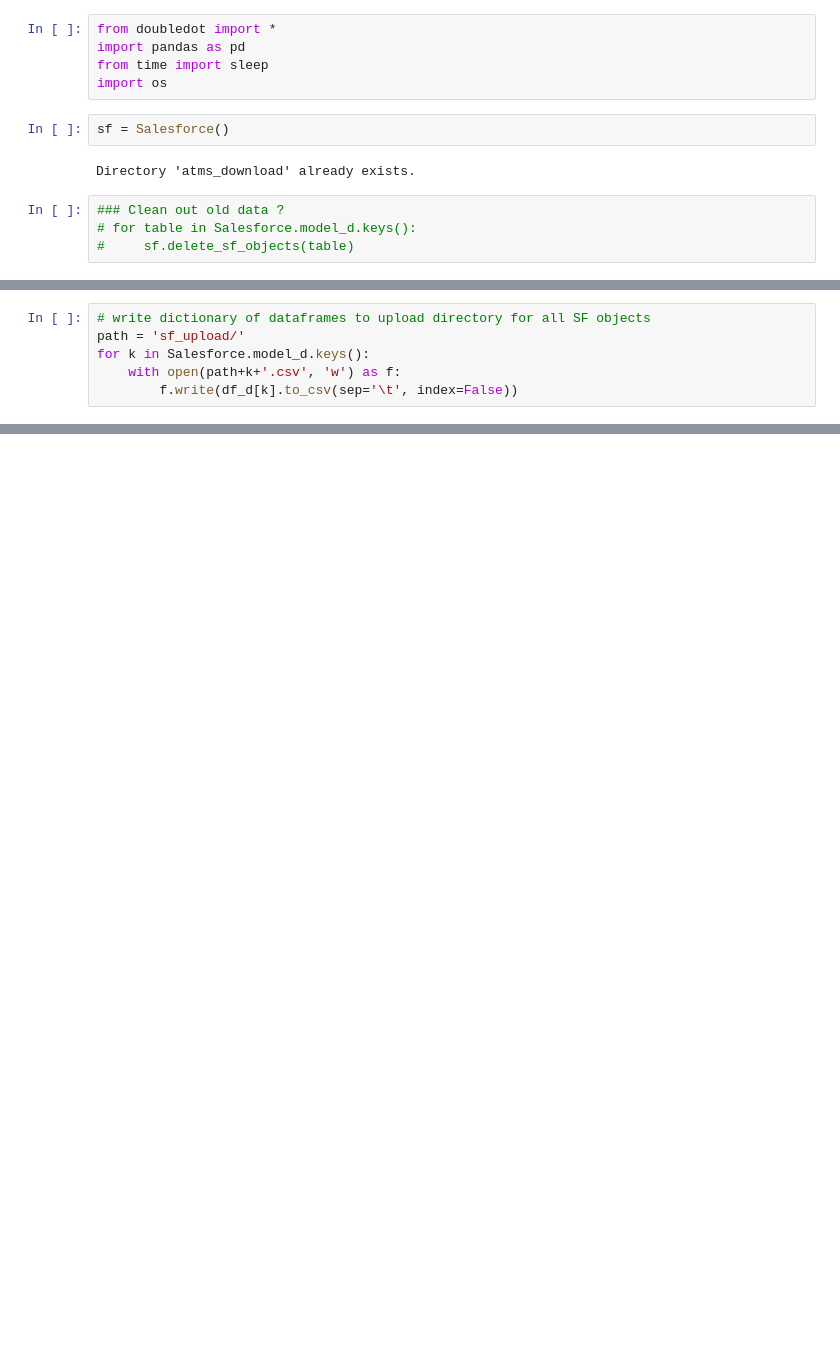
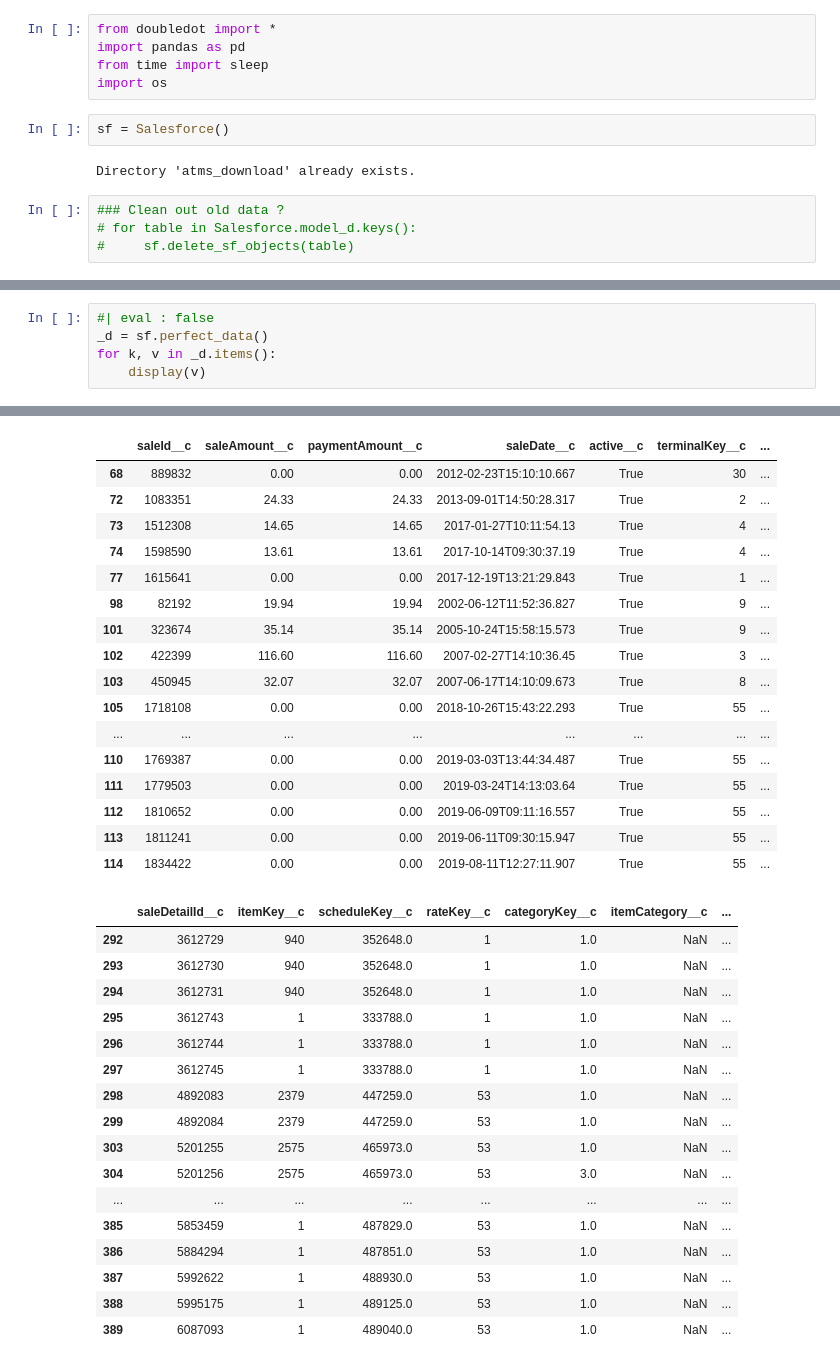
Before and after one commit to josephsmann/doubledot, a Jupyter notebook: urgent_data_2.ipynb, the cells around one changed output, grey strips where cells are left out. Cells and saved outputs as stored; diff of their text form; blank space fills up the shorter version.

```diff
--- a/urgent_data_2.ipynb
+++ b/urgent_data_2.ipynb
@@ -156,6 +22,0 @@ Ticket__c
-# %%
-# write dictionary of dataframes to upload directory for all SF objects
-path = 'sf_upload/'
-for k in Salesforce.model_d.keys():
-    with open(path+k+'.csv', 'w') as f:
-        f.write(df_d[k].to_csv(sep='\t', index=False))
@@ -249,0 +45,6 @@ df.membershipMemberId__c.value_counts()
+# %%
+#| eval : false
+_d = sf.perfect_data()
+for k, v in _d.items():
+    display(v)
+# %% [output]
@@ -249,0 +120,34 @@ df.membershipMemberId__c.value_counts()
+|  | saleId__c | saleAmount__c | paymentAmount__c | saleDate__c | active__c | terminalKey__c | ... |
+| 68 | 889832 | 0.00 | 0.00 | 2012-02-23T15:10:10.667 | True | 30 | ... |
+| 72 | 1083351 | 24.33 | 24.33 | 2013-09-01T14:50:28.317 | True | 2 | ... |
+| 73 | 1512308 | 14.65 | 14.65 | 2017-01-27T10:11:54.13 | True | 4 | ... |
+| 74 | 1598590 | 13.61 | 13.61 | 2017-10-14T09:30:37.19 | True | 4 | ... |
+| 77 | 1615641 | 0.00 | 0.00 | 2017-12-19T13:21:29.843 | True | 1 | ... |
+| 98 | 82192 | 19.94 | 19.94 | 2002-06-12T11:52:36.827 | True | 9 | ... |
+| 101 | 323674 | 35.14 | 35.14 | 2005-10-24T15:58:15.573 | True | 9 | ... |
+| 102 | 422399 | 116.60 | 116.60 | 2007-02-27T14:10:36.45 | True | 3 | ... |
+| 103 | 450945 | 32.07 | 32.07 | 2007-06-17T14:10:09.673 | True | 8 | ... |
+| 105 | 1718108 | 0.00 | 0.00 | 2018-10-26T15:43:22.293 | True | 55 | ... |
+| ... | ... | ... | ... | ... | ... | ... | ... |
+| 110 | 1769387 | 0.00 | 0.00 | 2019-03-03T13:44:34.487 | True | 55 | ... |
+| 111 | 1779503 | 0.00 | 0.00 | 2019-03-24T14:13:03.64 | True | 55 | ... |
+| 112 | 1810652 | 0.00 | 0.00 | 2019-06-09T09:11:16.557 | True | 55 | ... |
+| 113 | 1811241 | 0.00 | 0.00 | 2019-06-11T09:30:15.947 | True | 55 | ... |
+| 114 | 1834422 | 0.00 | 0.00 | 2019-08-11T12:27:11.907 | True | 55 | ... |
+|  | saleDetailId__c | itemKey__c | scheduleKey__c | rateKey__c | categoryKey__c | itemCategory__c | ... |
+| 292 | 3612729 | 940 | 352648.0 | 1 | 1.0 | NaN | ... |
+| 293 | 3612730 | 940 | 352648.0 | 1 | 1.0 | NaN | ... |
+| 294 | 3612731 | 940 | 352648.0 | 1 | 1.0 | NaN | ... |
+| 295 | 3612743 | 1 | 333788.0 | 1 | 1.0 | NaN | ... |
+| 296 | 3612744 | 1 | 333788.0 | 1 | 1.0 | NaN | ... |
+| 297 | 3612745 | 1 | 333788.0 | 1 | 1.0 | NaN | ... |
+| 298 | 4892083 | 2379 | 447259.0 | 53 | 1.0 | NaN | ... |
+| 299 | 4892084 | 2379 | 447259.0 | 53 | 1.0 | NaN | ... |
+| 303 | 5201255 | 2575 | 465973.0 | 53 | 1.0 | NaN | ... |
+| 304 | 5201256 | 2575 | 465973.0 | 53 | 3.0 | NaN | ... |
+| ... | ... | ... | ... | ... | ... | ... | ... |
+| 385 | 5853459 | 1 | 487829.0 | 53 | 1.0 | NaN | ... |
+| 386 | 5884294 | 1 | 487851.0 | 53 | 1.0 | NaN | ... |
+| 387 | 5992622 | 1 | 488930.0 | 53 | 1.0 | NaN | ... |
+| 388 | 5995175 | 1 | 489125.0 | 53 | 1.0 | NaN | ... |
+| 389 | 6087093 | 1 | 489040.0 | 53 | 1.0 | NaN | ... |
```
Also changed, not shown: parts of 38 cells of this notebook, 5 other files.
